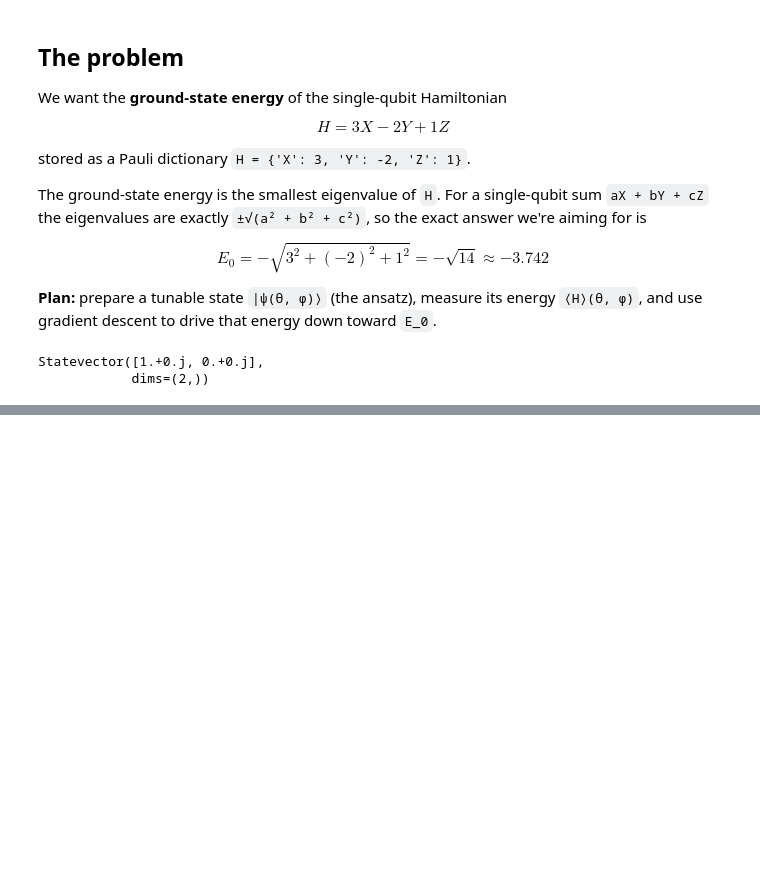
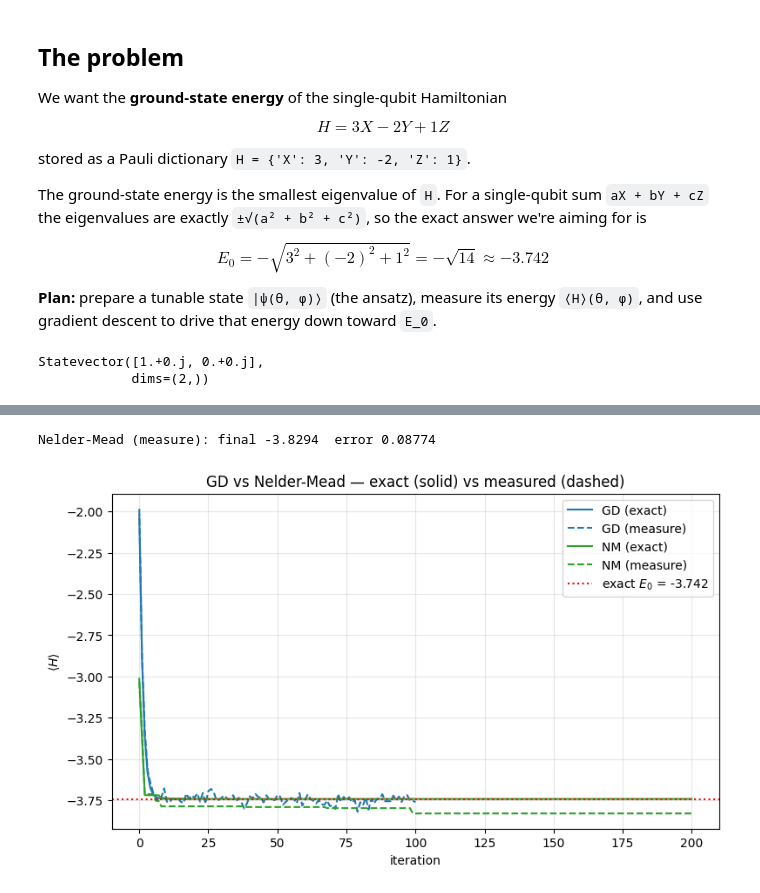
Before and after one commit to imelenwe/quantum-machine-learning, a Jupyter notebook: VQEigenSolver/VQE.ipynb, the cells around one changed output, grey strips where cells are left out. Saved outputs shown, nothing was run; the diff lists cells and outputs as text; code cells hidden in the pictures; blank space fills up the shorter version.

```diff
--- a/VQEigenSolver/VQE.ipynb
+++ b/VQEigenSolver/VQE.ipynb
@@ -195,0 +255,17 @@ plt.show()
+# %%
+delta = 0.4
+simplex = [init_params,
+           init_params + np.array([delta, 0.0]),
+           init_params + np.array([0.0, delta]),
+           ]
+
+cost_fn = lambda p :expectation_value(p, single_qubit_ansatz, H, "exact")
+nm_params, nm_energy, nm_trajectory = nelder_mead(simplex, cost_fn, max_iters=200)
+
+print("Nelder-Mead (exact):")
+print("Start energy ", round(nm_trajectory[0], 5))
+print("Final energy ", round(nm_energy, 5))
+print("Exact E0     ", round(E_calc, 5))
+print("error        ", round(abs(nm_energy - E_calc), 5))
+print("iterations   ", len(nm_trajectory) - 1)
+print("Final params ", nm_params)
@@ -195,0 +280,24 @@ plt.show()
+# %%
+# Nelder-Mead on the NOISY landscape (same simplex, just measure)
+cost_fn_measure = lambda p: expectation_value(p, single_qubit_ansatz, H, "measure", shots=10000)
+nm_params_m, nm_energy_m, nm_trajectory_m = nelder_mead(simplex, cost_fn_measure, max_iters=200)
+
+print("Nelder-Mead (measure): final", round(nm_energy_m, 5), " error", round(abs(nm_energy_m - E_calc), 5))
+
+# compare all four: GD vs NM, exact vs measure
+plt.figure(figsize=(9, 5))
+plt.plot(trajectory,      label="GD (exact)",      color="tab:blue")
+plt.plot(trajectory_m,    label="GD (measure)",    color="tab:blue",   linestyle="--")
+plt.plot(nm_trajectory,   label="NM (exact)",      color="tab:green")
+plt.plot(nm_trajectory_m, label="NM (measure)",    color="tab:green",  linestyle="--")
+plt.axhline(E_calc, color="red", linestyle=":", label=f"exact $E_0$ = {E_calc:.3f}")
+
+plt.xlabel("iteration")
+plt.ylabel(r"$\langle H \rangle$")
+plt.title("GD vs Nelder-Mead — exact (solid) vs measured (dashed)")
+plt.legend()
+plt.grid(alpha=0.3)
+plt.show()
+# %% [output]
+Nelder-Mead (measure): final -3.8294  error 0.08774
+[figure, added]
```
Also changed, not shown: parts of 5 cells of this notebook.
